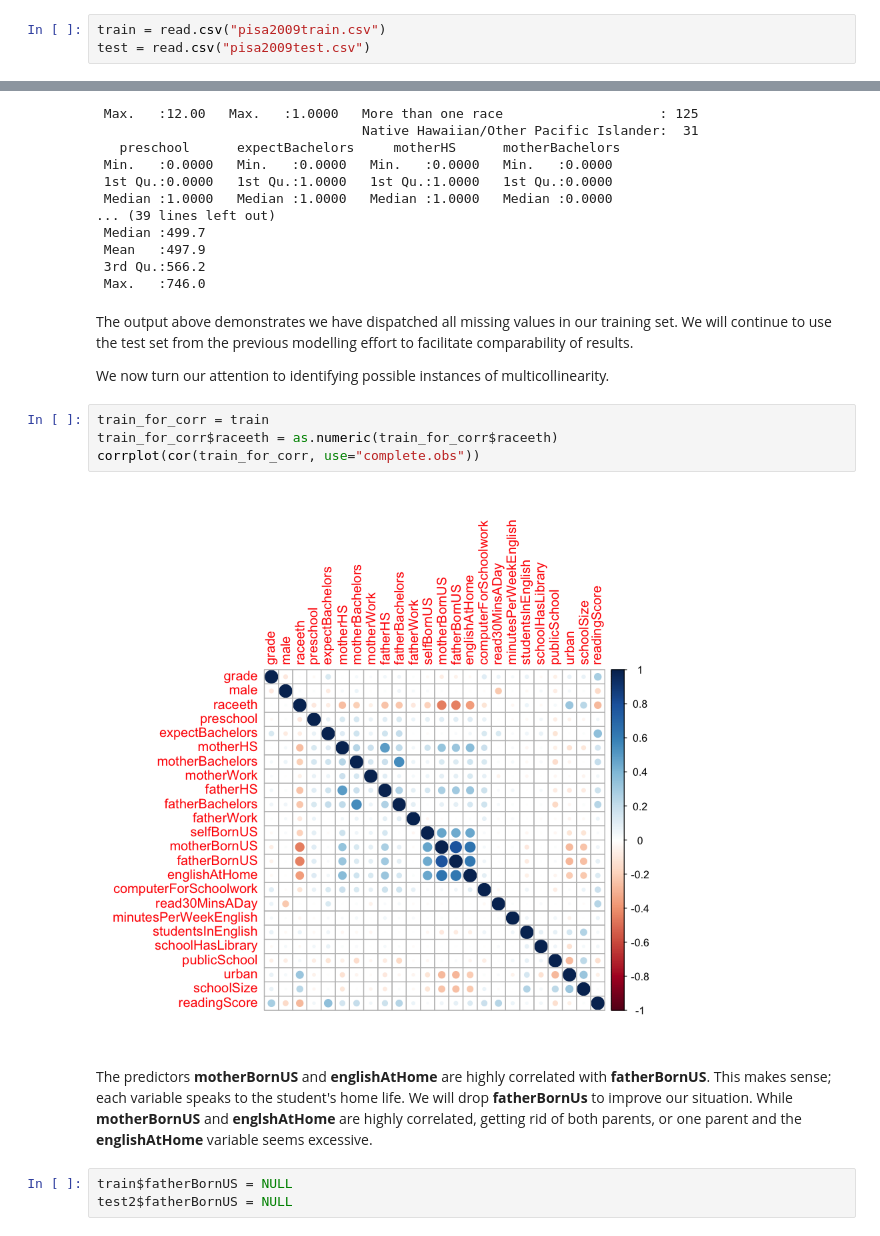
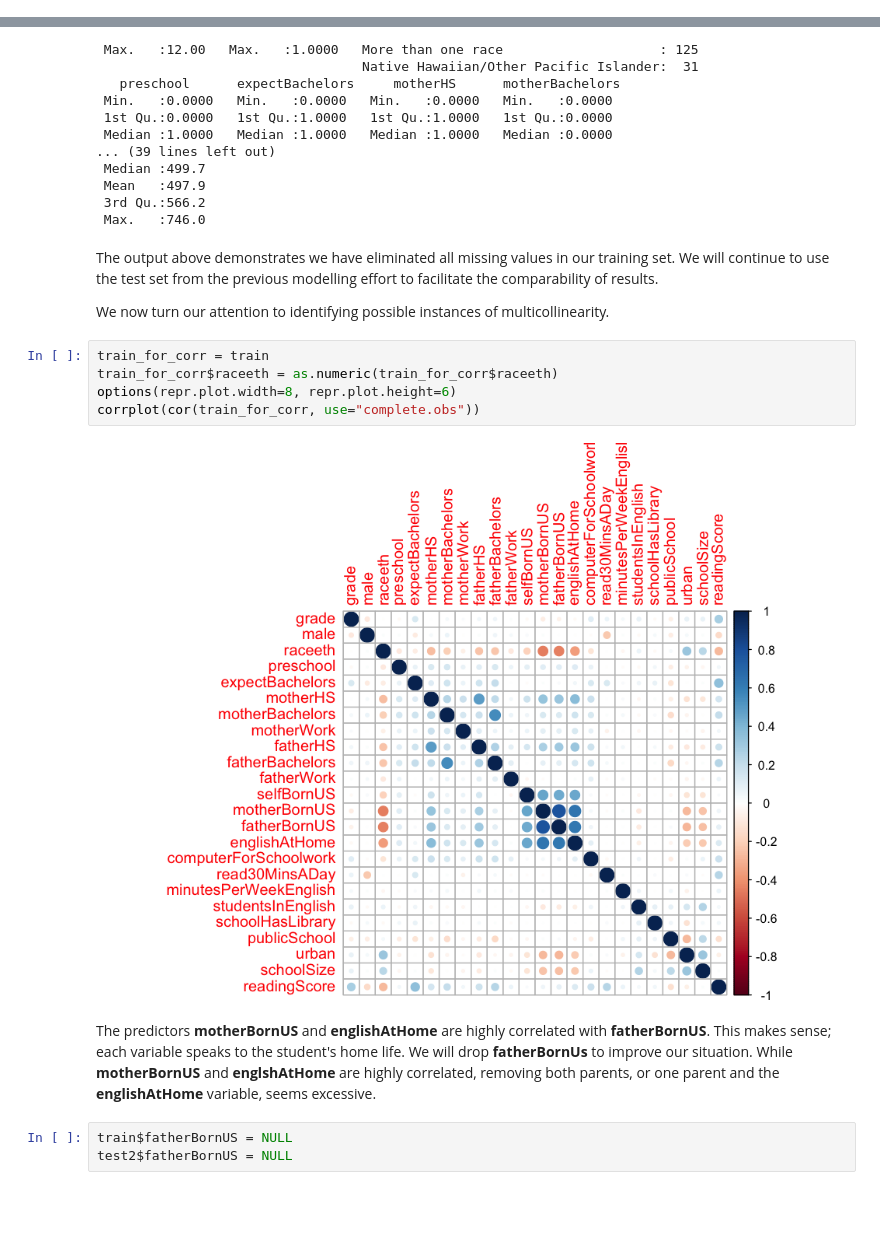
Before and after one commit to RDallavia/MITxDataAnalyticsEdge, a Jupyter notebook: LinearRegression/ReadingTestScores.ipynb, the cells around one changed output, grey strips where cells are left out. Drawn from its saved outputs; the diff is of its cells as text; blank space fills up the shorter version.

```diff
--- a/LinearRegression/ReadingTestScores.ipynb
+++ b/LinearRegression/ReadingTestScores.ipynb
@@ -240,3 +286,0 @@ corrplot 0.84 loaded
-# %%
-train = read.csv("pisa2009train.csv")
-test = read.csv("pisa2009test.csv")
@@ -353,17 +365,18 @@ summary(train)
  3rd Qu.:566.2
  Max.   :746.0
 # %% [markdown]
-The output above demonstrates we have dispatched all missing values in our training set. We will continue to use the test set from the previous modelling effort to facilitate comparability of results.
+The output above demonstrates we have eliminated all missing values in our training set. We will continue to use the test set from the previous modelling effort to facilitate the comparability of results.
 
 We now turn our attention to identifying possible instances of multicollinearity.
 # %%
 train_for_corr = train
 train_for_corr$raceeth = as.numeric(train_for_corr$raceeth)
+options(repr.plot.width=8, repr.plot.height=6)
 corrplot(cor(train_for_corr, use="complete.obs"))
 # %% [output]
-[figure, old version]
+[figure, new version]
 # %% [markdown]
-The predictors **motherBornUS** and **englishAtHome** are highly correlated with **fatherBornUS**. This makes sense; each variable speaks to the student's home life. We will drop **fatherBornUs** to improve our situation. While **motherBornUS** and **englshAtHome** are highly correlated, getting rid of both parents, or one parent and the **englishAtHome** variable seems excessive.
+The predictors **motherBornUS** and **englishAtHome** are highly correlated with **fatherBornUS**. This makes sense; each variable speaks to the student's home life. We will drop **fatherBornUs** to improve our situation. While **motherBornUS** and **englshAtHome** are highly correlated, removing both parents, or one parent and the **englishAtHome** variable, seems excessive.
 # %%
 train$fatherBornUS = NULL
 test2$fatherBornUS = NULL
```
Also changed, not shown: parts of 50 cells of this notebook.
